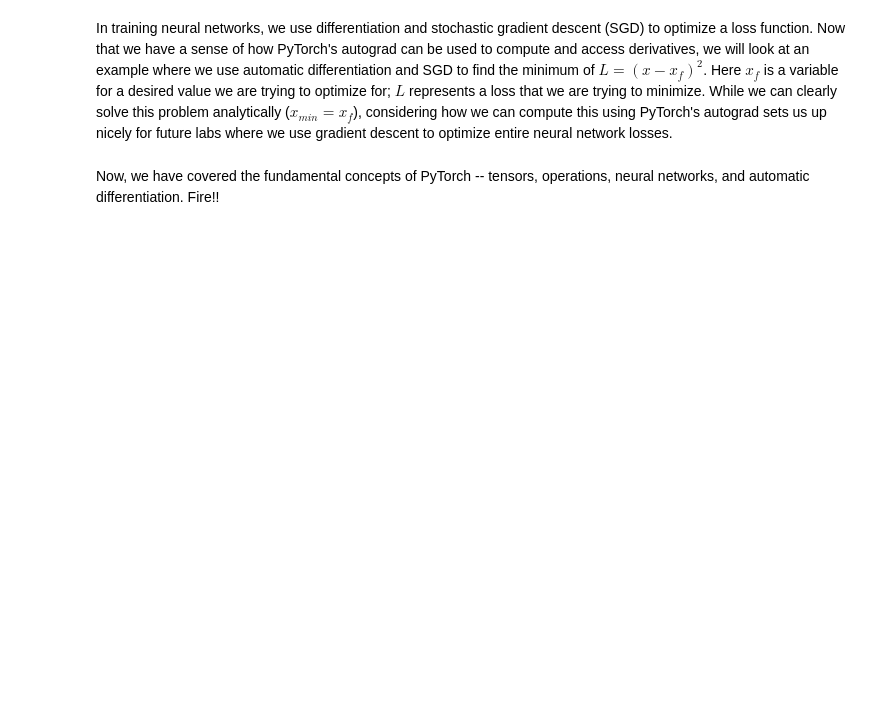
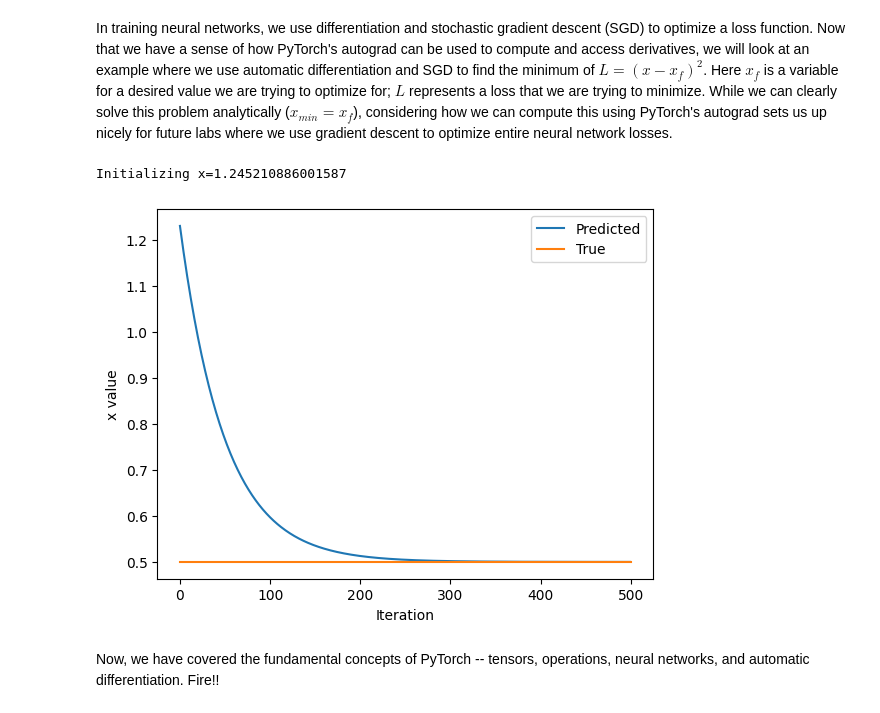
Before and after one commit to bubuloMallone/mit_DeepLearning_course, a Jupyter notebook: lab1/PT_Part1_Intro.ipynb, the cells around one changed output. Drawn from its saved outputs; the diff is of its cells as text; code cells hidden in the pictures; blank space fills up the shorter version.

```diff
--- a/lab1/PT_Part1_Intro.ipynb
+++ b/lab1/PT_Part1_Intro.ipynb
@@ -302,35 +344,38 @@ In training neural networks, we use differentiation and stochastic gradient desc
 
 # Initialize a random value for our intial x
 x = torch.randn(1)
 print(f"Initializing x={x.item()}")
 
 learning_rate = 1e-2  # Learning rate
 history = []
-x_f = 4  # Target value
+x_f = 0.5  # Target value
 
 
 # We will run gradient descent for a number of iterations. At each iteration, we compute the loss,
 #   compute the derivative of the loss with respect to x, and perform the update.
 for i in range(500):
     x = torch.tensor([x], requires_grad=True)
 
-    # TODO: Compute the loss as the square of the difference between x and x_f
-    loss = # TODO
+    # Compute the loss as the square of the difference between x and x_f
+    loss = (x - x_f)**2
 
     # Backpropagate through the loss to compute gradients
     loss.backward()
 
     # Update x with gradient descent
     x = x.item() - learning_rate * x.grad
 
     history.append(x.item())
 
 # Plot the evolution of x as we optimize toward x_f!
 plt.plot(history)
 plt.plot([0, 500], [x_f, x_f])
 plt.legend(('Predicted', 'True'))
 plt.xlabel('Iteration')
 plt.ylabel('x value')
 plt.show()
+# %% [output]
+Initializing x=1.245210886001587
+[figure, added]
 # %% [markdown]
 Now, we have covered the fundamental concepts of PyTorch -- tensors, operations, neural networks, and automatic differentiation. Fire!!
```
Also changed, not shown: parts of 17 cells of this notebook.
